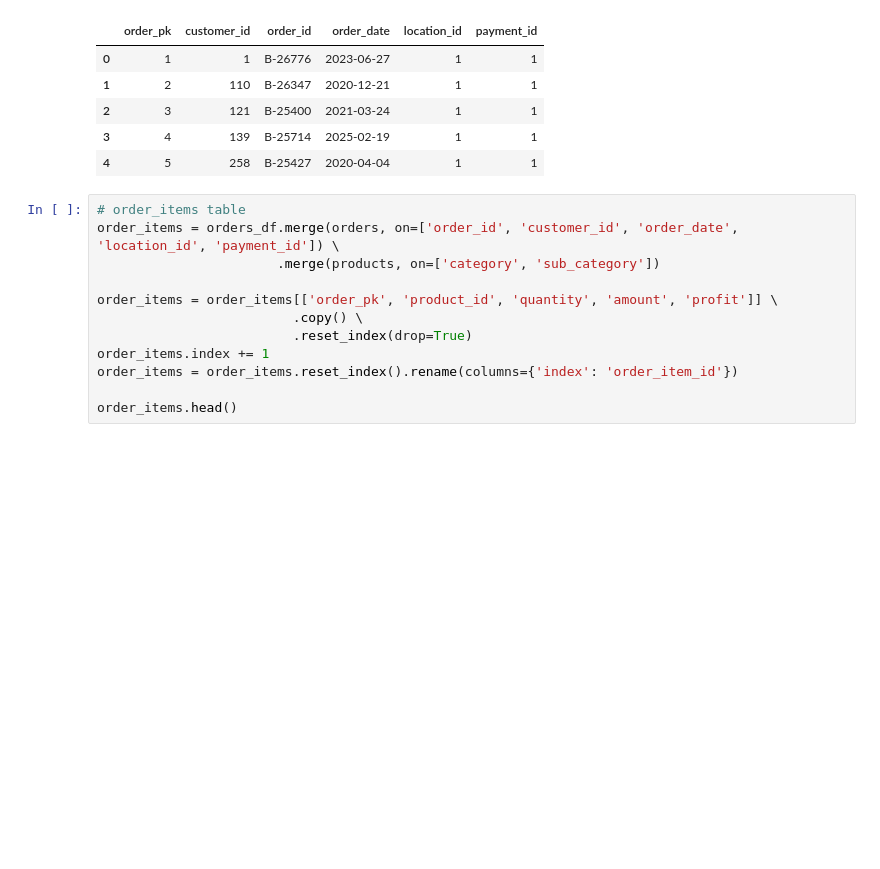
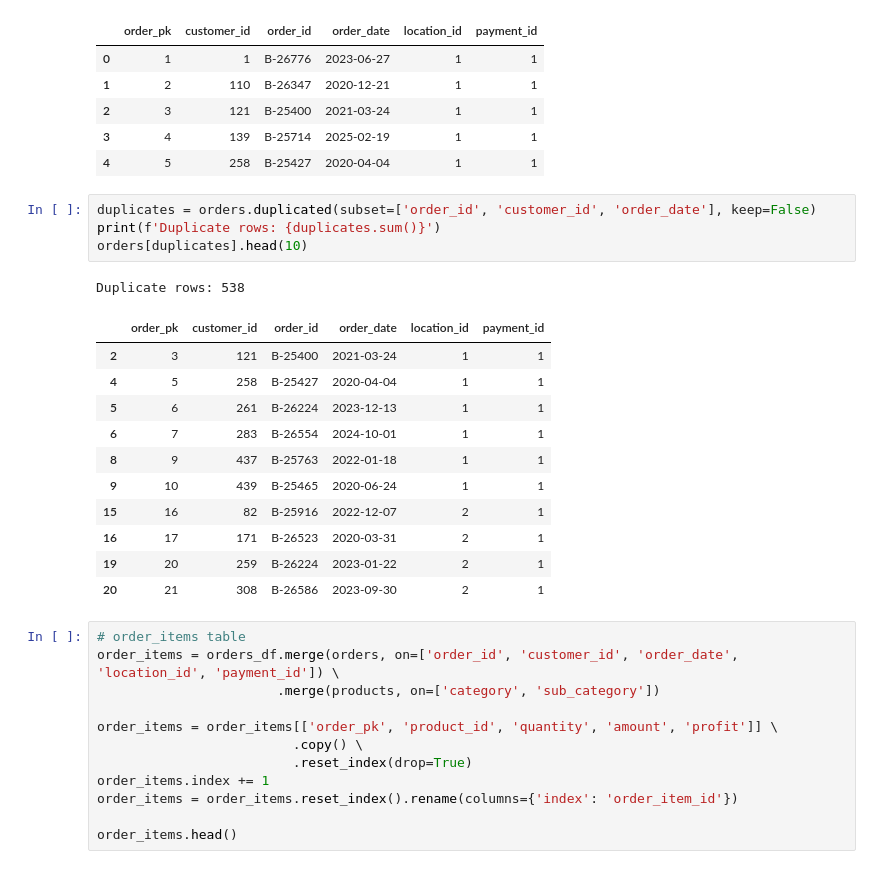
Before and after one commit to ngozi-nnajim/Sales_Intelligence_Platform, a Jupyter notebook: data_cleaning.ipynb, the cells around one changed output. Drawn from its saved outputs; the diff is of its cells as text; blank space fills up the shorter version.

```diff
--- a/data_cleaning.ipynb
+++ b/data_cleaning.ipynb
@@ -241,6 +241,23 @@ orders.head()
 | 2 | 3 | 121 | B-25400 | 2021-03-24 | 1 | 1 |
 | 3 | 4 | 139 | B-25714 | 2025-02-19 | 1 | 1 |
 | 4 | 5 | 258 | B-25427 | 2020-04-04 | 1 | 1 |
+# %%
+duplicates = orders.duplicated(subset=['order_id', 'customer_id', 'order_date'], keep=False)
+print(f'Duplicate rows: {duplicates.sum()}')
+orders[duplicates].head(10)
+# %% [output]
+Duplicate rows: 538
+|  | order_pk | customer_id | order_id | order_date | location_id | payment_id |
+| 2 | 3 | 121 | B-25400 | 2021-03-24 | 1 | 1 |
+| 4 | 5 | 258 | B-25427 | 2020-04-04 | 1 | 1 |
+| 5 | 6 | 261 | B-26224 | 2023-12-13 | 1 | 1 |
+| 6 | 7 | 283 | B-26554 | 2024-10-01 | 1 | 1 |
+| 8 | 9 | 437 | B-25763 | 2022-01-18 | 1 | 1 |
+| 9 | 10 | 439 | B-25465 | 2020-06-24 | 1 | 1 |
+| 15 | 16 | 82 | B-25916 | 2022-12-07 | 2 | 1 |
+| 16 | 17 | 171 | B-26523 | 2020-03-31 | 2 | 1 |
+| 19 | 20 | 259 | B-26224 | 2023-01-22 | 2 | 1 |
+| 20 | 21 | 308 | B-26586 | 2023-09-30 | 2 | 1 |
 # %%
 # order_items table
 order_items = orders_df.merge(orders, on=['order_id', 'customer_id', 'order_date', 'location_id', 'payment_id']) \
```
Also changed, not shown: parts of 20 cells of this notebook, 4 other files.
